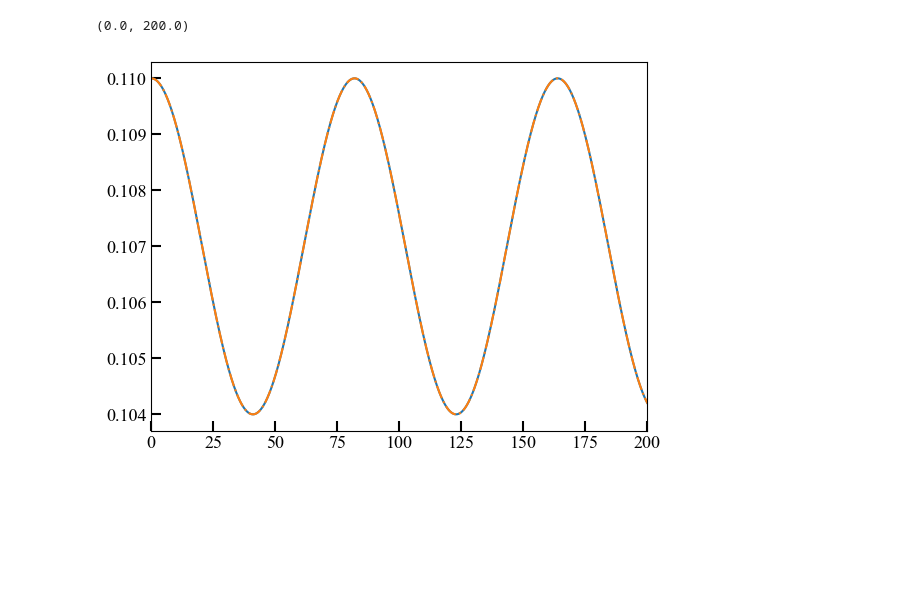
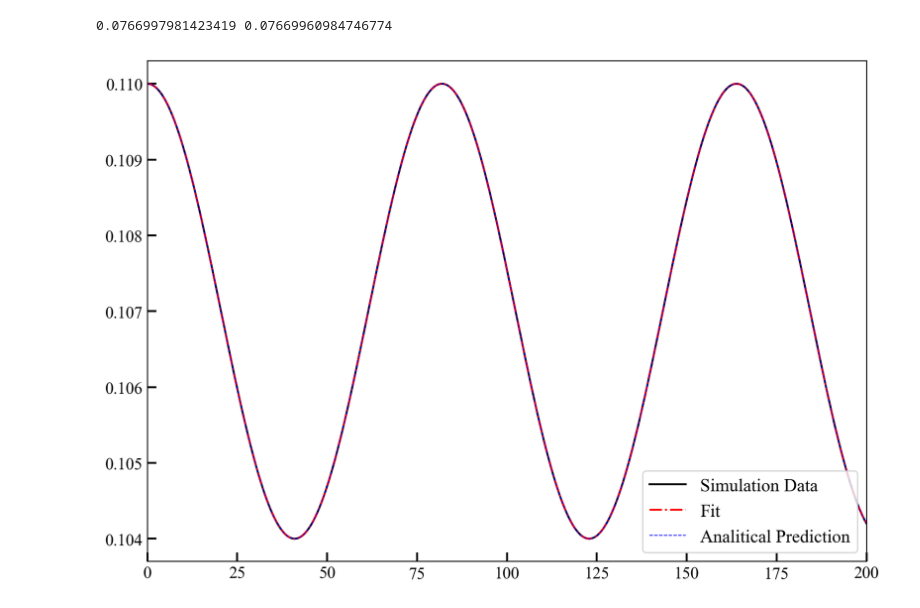
Before and after one commit to Coecer/sheet_07, a Jupyter notebook: cornimain.ipynb, the cells around one changed output. Drawn from its saved outputs; the diff is of its cells as text; code cells hidden in the pictures; blank space fills up the shorter version.

```diff
--- a/cornimain.ipynb
+++ b/cornimain.ipynb
@@ -15,10 +15,18 @@ def func(t,omega, delt, off, A):
     return off+ A*np.cos(omega*t+delt)
 
 popt, pcov = curve_fit(func, t, r[:,0], p0=[2*np.pi/80,0,0.1, 0.003])
+
+omega_ana = np.sqrt(2*settings.bond_strength*4.184e-6/settings.mass)
+print(popt[0], omega_ana)
+# %% [output]
+0.0766997981423419 0.07669960984746774
 # %%
-plt.plot(t,r[:,0])
-plt.plot(t, func(t, *popt), ls= '-.')
+plt.figure(dpi=200, figsize=(10,7))
+plt.plot(t,r[:,0], label='Simulation Data', color='black')
+plt.plot(t, func(t, *popt), ls= '-.', label='Fit', color= 'red')
+plt.plot(t, func(t, omega_ana, popt[1], popt[2], popt[3]),ls='dashed', color= 'blue', label='Analitical Prediction', lw= .7)
 plt.xlim([0,200])
+plt.legend()
+plt.show()
 # %% [output]
-(0.0, 200.0)
-[figure, old version]
+[figure, new version]
```
Also changed, not shown: 2 other files.
